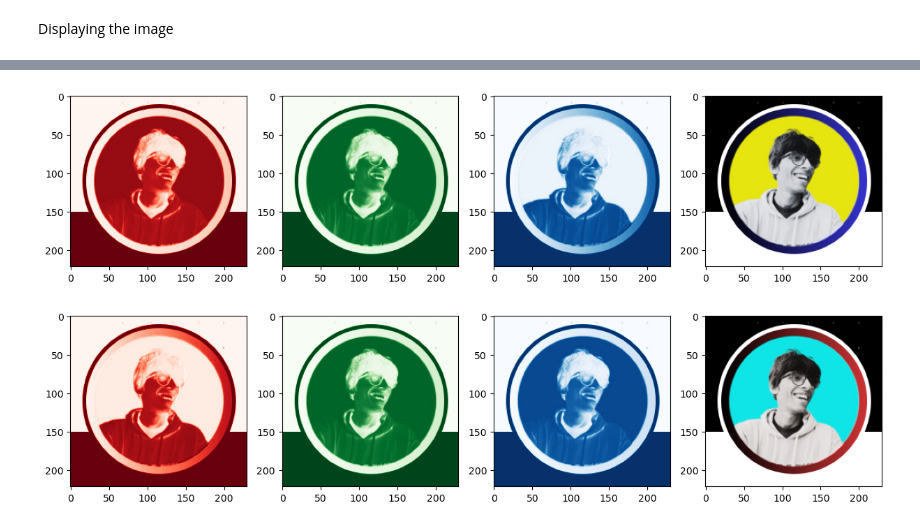
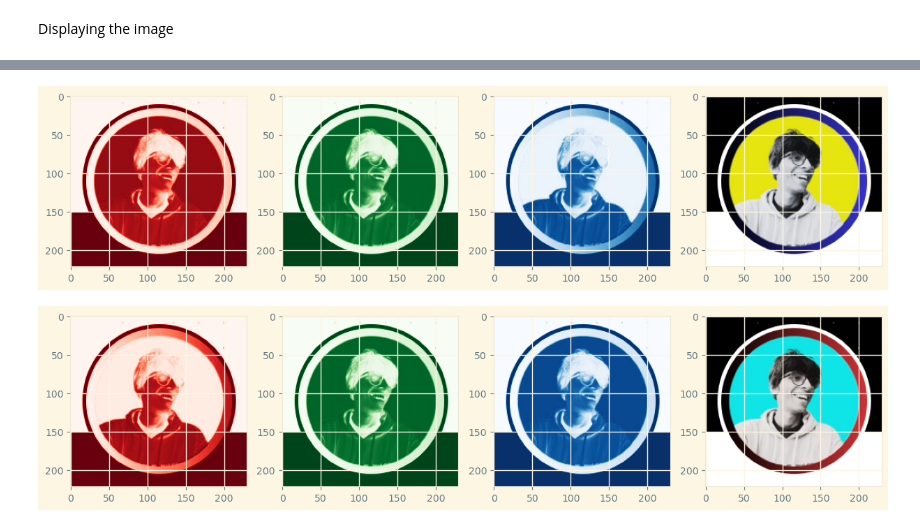
Before and after one commit to Sameershrinath/5th_sem, a Jupyter notebook: PYTHON/Image_processing/OpenCV.ipynb, the cells around one changed output, grey strips where cells are left out. Cells and saved outputs as stored; diff of their text form; code cells hidden in the pictures.

```diff
--- a/PYTHON/Image_processing/OpenCV.ipynb
+++ b/PYTHON/Image_processing/OpenCV.ipynb
@@ -24,5 +48,6 @@ plotting
 # %%
 fmpl=mpl_image.flatten()
-plt.hist(fmpl,bins=50)
+plt.style.use("dark_background")
+plt.hist(fmpl,bins=10)
 plt.show()
 # %% [output]
@@ -39,12 +84,14 @@ plt.show()
 # %%
+plt.style.use("Solarize_Light2")
+
 fig,axs=plt.subplots(1,4,figsize=(15,5))
 axs[0].imshow(mpl_image[:,:,0],cmap="Reds")
 axs[1].imshow(mpl_image[:,:,1],cmap="Greens")
 axs[2].imshow(mpl_image[:,:,2],cmap="Blues")
 axs[3].imshow(mpl_image,cmap="Blues")
 plt.show()
 # %% [output]
-[figure, old version]
+[figure, new version]
 # %%
 fig,axs=plt.subplots(1,4,figsize=(15,5))
 axs[0].imshow(cv2_image[:,:,0],cmap="Reds")
@@ -53,4 +100,4 @@ axs[2].imshow(cv2_image[:,:,2],cmap="Blues")
 axs[3].imshow(cv2_image,cmap="Blues")
 plt.show()
 # %% [output]
-[figure, old version]
+[figure, new version]
```
Also changed, not shown: parts of 7 cells of this notebook.
